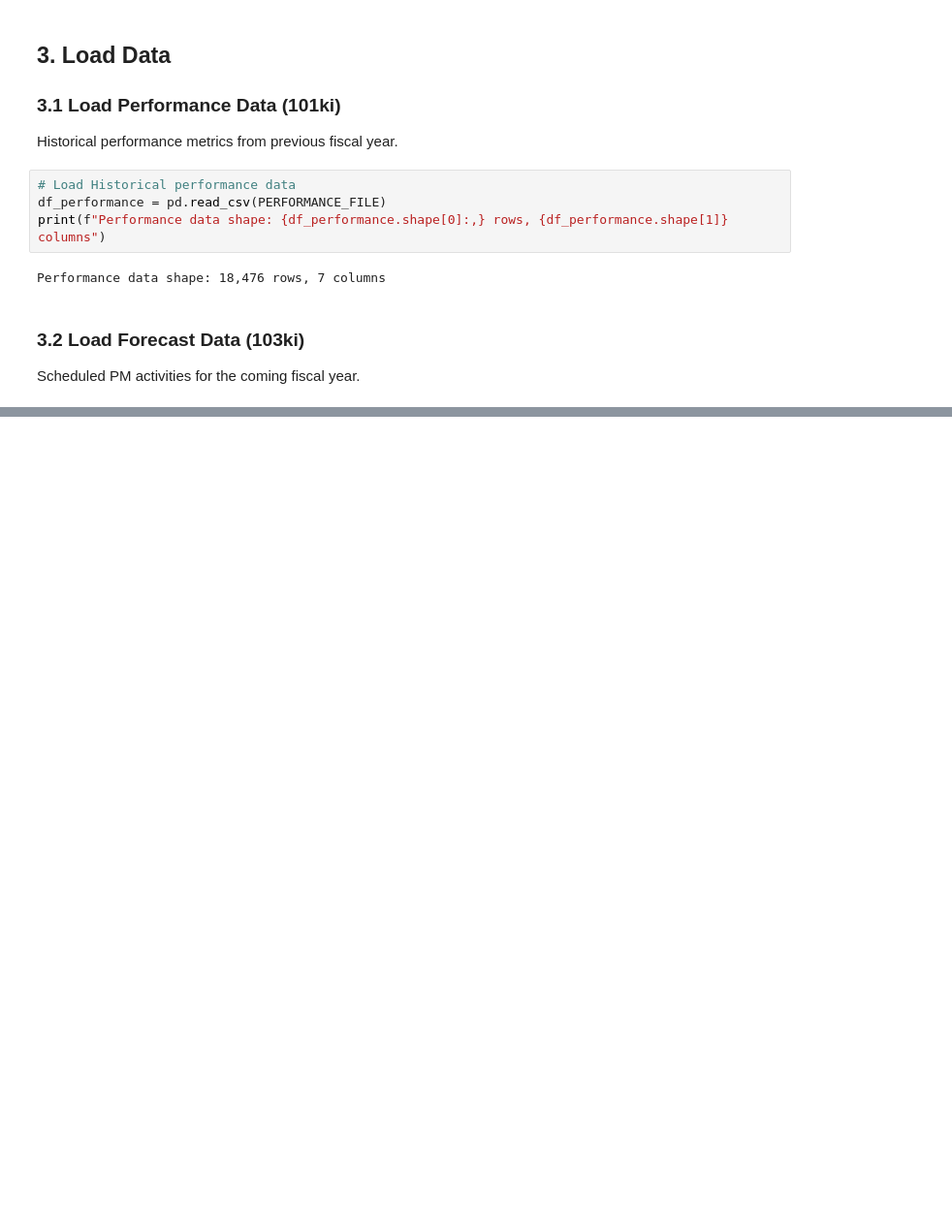
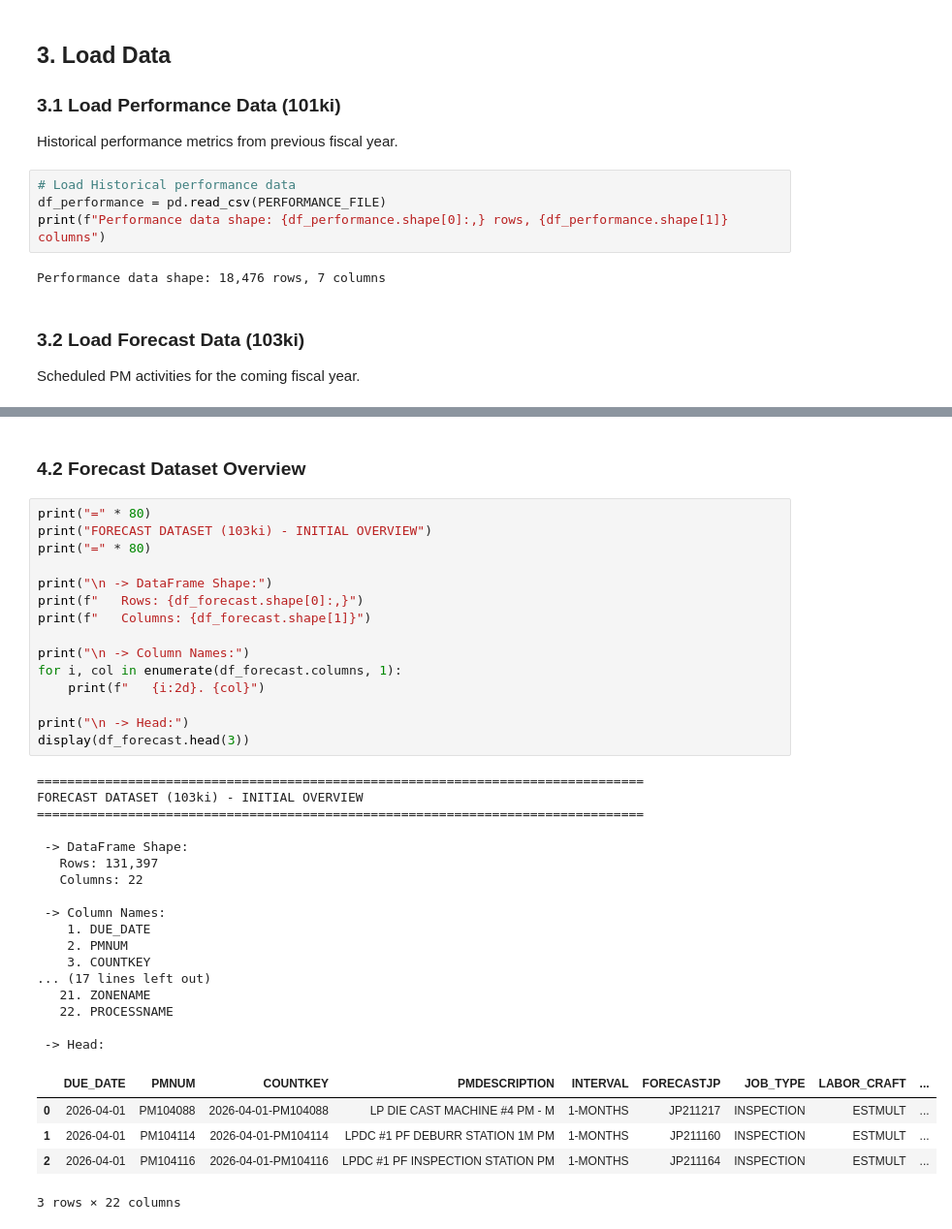
Before and after one commit to dev-festival/py4eda-project, a Jupyter notebook: notebooks/00_data-info_and_loader-template.ipynb, the cells around one changed output, grey strips where cells are left out. Shown at 97% size. Saved outputs shown, nothing was run; the diff lists cells and outputs as text; blank space fills up the shorter version.

```diff
--- a/notebooks/00_data-info_and_loader-template.ipynb
+++ b/notebooks/00_data-info_and_loader-template.ipynb
@@ -53,0 +148,40 @@ Forecast data shape: 131,717 rows, 22 columns
+# %% [markdown]
+### 4.2 Forecast Dataset Overview
+# %%
+print("=" * 80)
+print("FORECAST DATASET (103ki) - INITIAL OVERVIEW")
+print("=" * 80)
+
+print("\n -> DataFrame Shape:")
+print(f"   Rows: {df_forecast.shape[0]:,}")
+print(f"   Columns: {df_forecast.shape[1]}")
+
+print("\n -> Column Names:")
+for i, col in enumerate(df_forecast.columns, 1):
+    print(f"   {i:2d}. {col}")
+
+print("\n -> Head:")
+display(df_forecast.head(3))
+# %% [output]
+================================================================================
+FORECAST DATASET (103ki) - INITIAL OVERVIEW
+================================================================================
+
+ -> DataFrame Shape:
+   Rows: 131,397
+   Columns: 22
+
+ -> Column Names:
+    1. DUE_DATE
+    2. PMNUM
+    3. COUNTKEY
+... (17 lines left out)
+   21. ZONENAME
+   22. PROCESSNAME
+
+ -> Head:
+|  | DUE_DATE | PMNUM | COUNTKEY | PMDESCRIPTION | INTERVAL | FORECASTJP | JOB_TYPE | LABOR_CRAFT | ... |
+| 0 | 2026-04-01 | PM104088 | 2026-04-01-PM104088 | LP DIE CAST MACHINE #4 PM - M | 1-MONTHS | JP211217 | INSPECTION | ESTMULT | ... |
+| 1 | 2026-04-01 | PM104114 | 2026-04-01-PM104114 | LPDC #1 PF DEBURR STATION 1M PM | 1-MONTHS | JP211160 | INSPECTION | ESTMULT | ... |
+| 2 | 2026-04-01 | PM104116 | 2026-04-01-PM104116 | LPDC #1 PF INSPECTION STATION PM | 1-MONTHS | JP211164 | INSPECTION | ESTMULT | ... |
+3 rows × 22 columns
```
Also changed, not shown: parts of 19 cells of this notebook.
